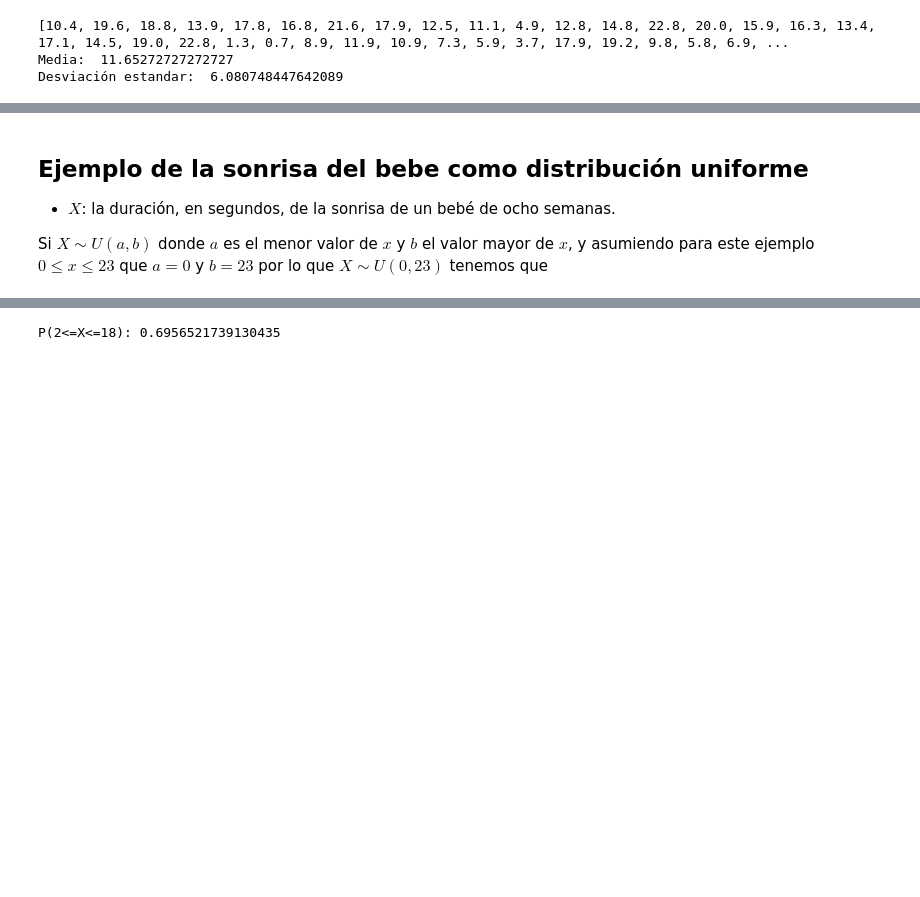
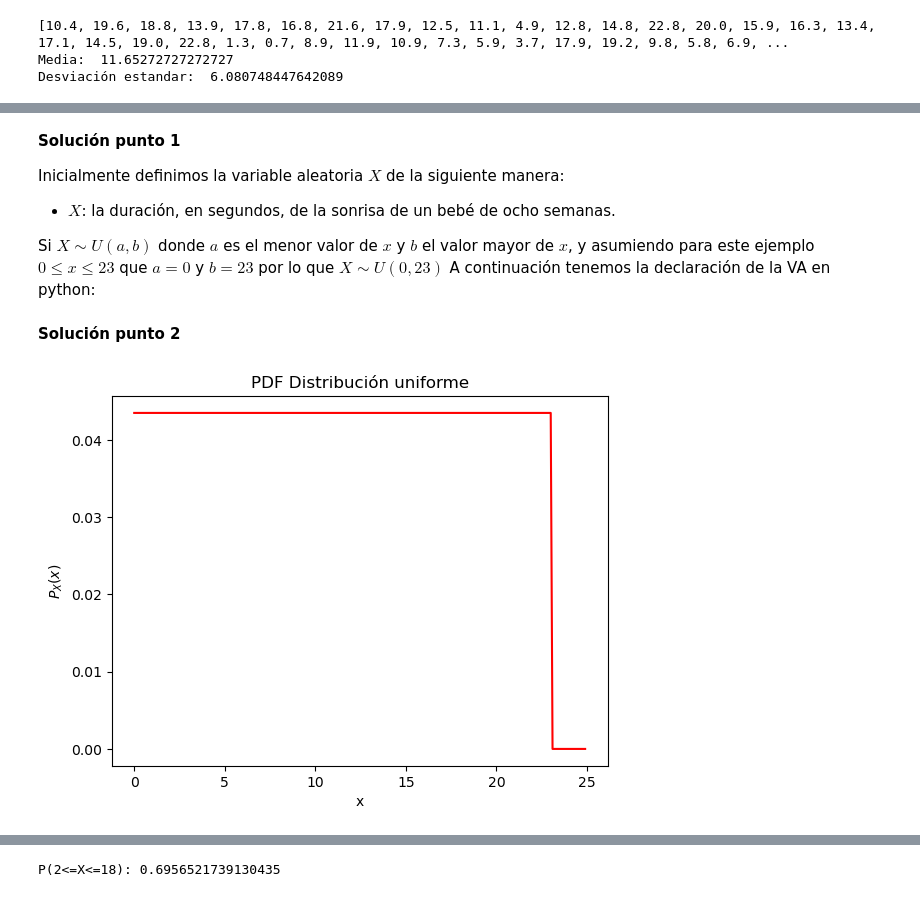
Before and after one commit to tigarto/curso_2023-1, a Jupyter notebook: variables_aleatorias_continuas/continua_uniforme.ipynb, the cells around one changed output, grey strips where cells are left out. Saved outputs shown, nothing was run; the diff lists cells and outputs as text; code cells hidden in the pictures; blank space fills up the shorter version.

Commit message:
Actualizando ejemplos

```diff
--- a/variables_aleatorias_continuas/continua_uniforme.ipynb
+++ b/variables_aleatorias_continuas/continua_uniforme.ipynb
@@ -37,11 +42,26 @@ Desviación estandar:  6.080748447642089
 # %% [markdown]
-## Ejemplo de la sonrisa del bebe como distribución uniforme
+**Solución punto 1**
 
+Inicialmente definimos la variable aleatoria $X$ de la siguiente manera:
 * $X$: la duración, en segundos, de la sonrisa de un bebé de ocho semanas.
 
-Si $X \sim  U(a,b)$ donde $a$ es el menor valor de $x$ y $b$ el valor mayor de $x$, y asumiendo para este ejemplo $0 \leq x \leq 23$ que $𝑎=0$ y $𝑏=23$ por lo que $𝑋 \sim 𝑈(0,23)$ tenemos que
+Si $X \sim  U(a,b)$ donde $a$ es el menor valor de $x$ y $b$ el valor mayor de $x$, y asumiendo para este ejemplo $0 \leq x \leq 23$ que $𝑎=0$ y $𝑏=23$ por lo que $𝑋 \sim 𝑈(0,23)$ A continuación tenemos la declaración de la VA en python:
 # %%
 # X ~ U(a = 0, b = 23)
 b = 23
 a = 0
 X = stats.uniform(loc=a, scale=b)
+# %% [markdown]
+**Solución punto 2**
+# %%
+# Calculo de la grafica
+x = np.arange(0,25,0.1) # Valores de x entre [0,30)
+pdf_x = X.pdf(x)
+# Grafica del a PDF
+plt.title('PDF Distribución uniforme')
+plt.ylabel('$P_X(x)$')
+plt.xlabel('x')
+plt.plot(x, pdf_x,color='r')
+plt.show()
+# %% [output]
+[figure, added]
```
Also changed, not shown: parts of 30 cells of this notebook.
